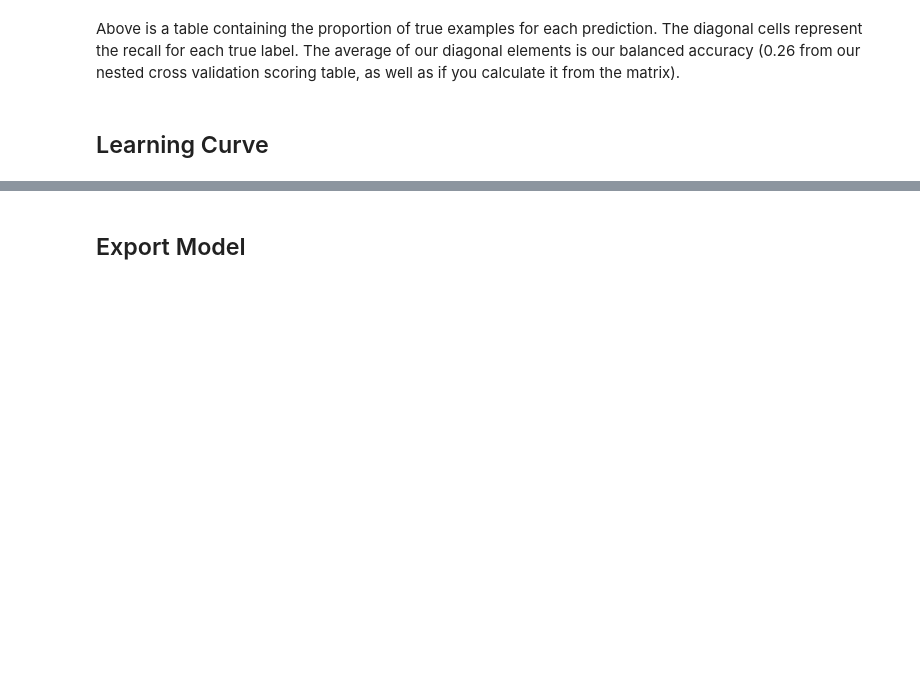
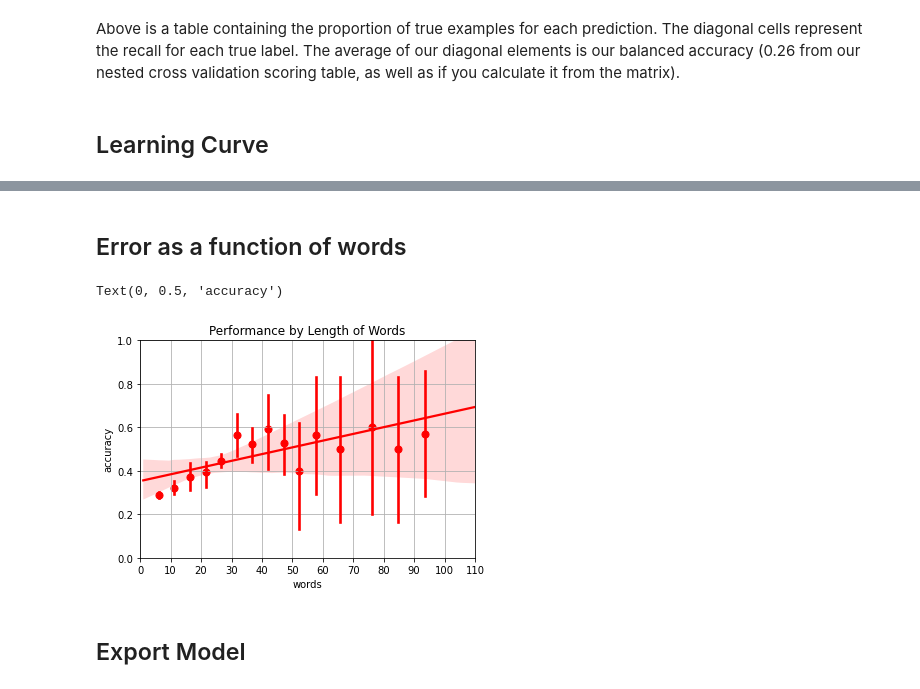
Before and after one commit to prestondunton/marvel-dialogue-nlp, a Jupyter notebook: Production Models.ipynb, the cells around one changed output, grey strips where cells are left out. Saved outputs shown, nothing was run; the diff lists cells and outputs as text; code cells hidden in the pictures; blank space fills up the shorter version.

```diff
--- a/Production Models.ipynb
+++ b/Production Models.ipynb
@@ -261,3 +221,28 @@ plot_learning_curve(model13, title, X, y, cv=cross_validator)
+# %% [markdown]
+## Error as a function of words
+# %%
+prediction_table['words'] = prediction_table['line'].str.split(" ").str.len()
+
+prediction_table['correct prediction'] = prediction_table['true character'] == prediction_table['predicted character']
+prediction_table['correct prediction'] = prediction_table['correct prediction'].astype('int64')
+
+error_by_words = prediction_table.groupby(by='words').mean()
+error_by_words.reset_index(drop=False, inplace=True)
+
+plt.grid()
+sns.regplot(x = error_by_words['words'].to_numpy(),
+            y = error_by_words['correct prediction'].to_numpy(),
+            color='r', robust = True, x_bins=15)
+
+plt.xticks(np.arange(0,150,10))
+plt.xlim(0,110)
+plt.ylim(0,1)
+plt.title('Performance by Length of Words')
+plt.xlabel('words')
+plt.ylabel('accuracy')
+# %% [output]
+Text(0, 0.5, 'accuracy')
+[figure, added]
 # %% [markdown]
 ## Export Model
 # %%
```
Also changed, not shown: parts of 13 cells of this notebook, 24 other files.
